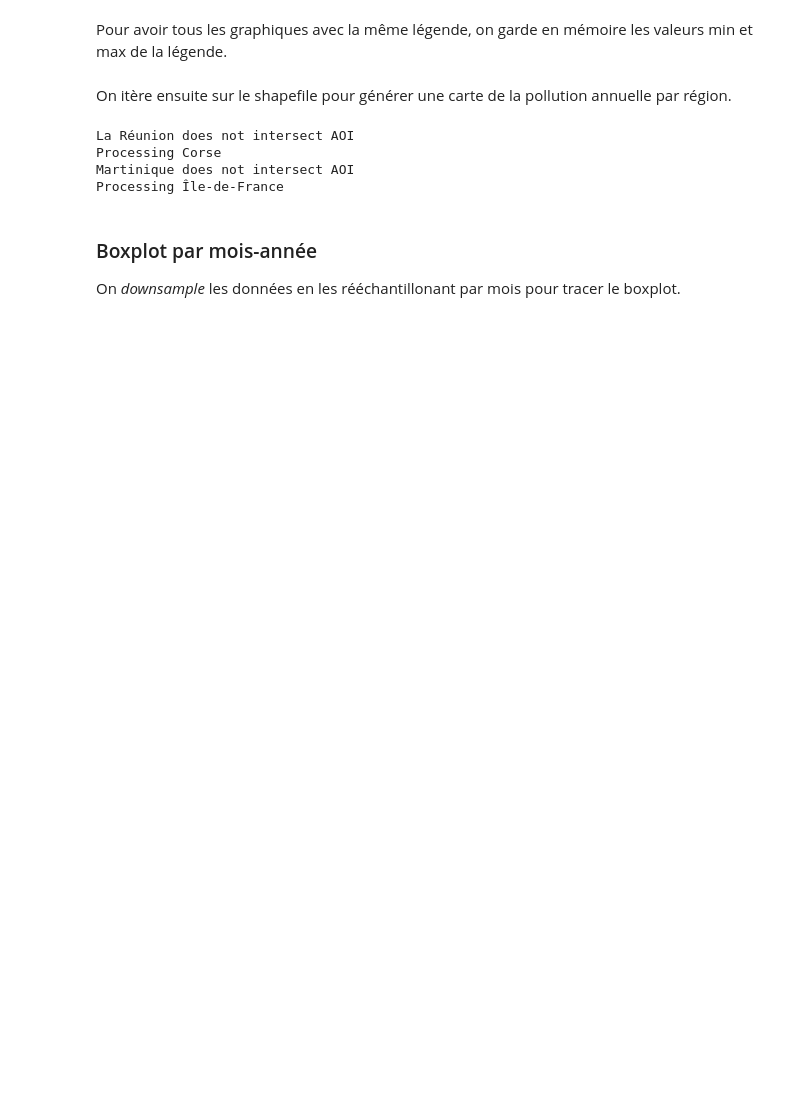
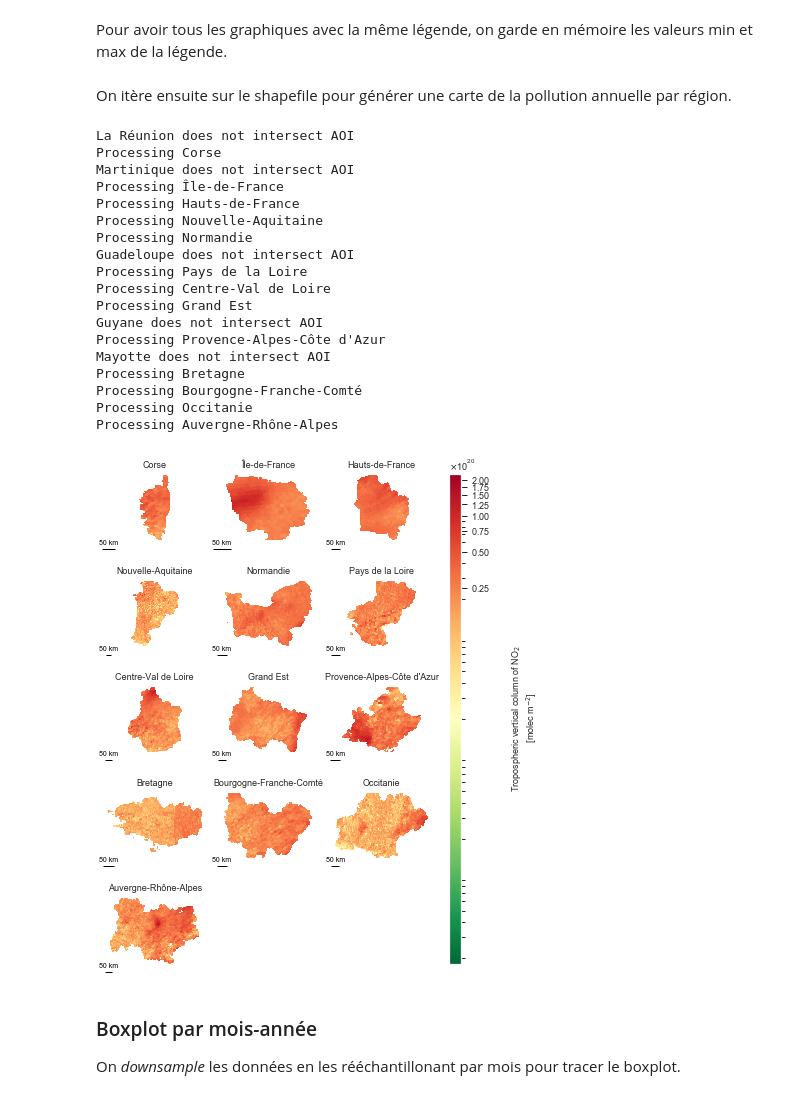
Before and after one commit to bilelomrani1/s5p-analysis, a Jupyter notebook: S5P-Plots.ipynb, the cells around one changed output. Saved outputs shown, nothing was run; the diff lists cells and outputs as text; code cells hidden in the pictures; blank space fills up the shorter version.

```diff
--- a/S5P-Plots.ipynb
+++ b/S5P-Plots.ipynb
@@ -224,7 +222,7 @@ On itère ensuite sur le shapefile pour générer une carte de la pollution annu
 FIGSIZE = 1.8
 NROWS = 5
 NCOLS = 3
-dx, dy = 0.4, 0.4
+dx, dy = 0.4, 0.3
 
 SCALEBAR_LENGTH = 50000
 NAME_ATTR = 'nom'
@@ -237,6 +235,8 @@ fig, axes = plt.subplots(
     figsize=FIGSIZE * plt.figaspect(float(dy * NROWS) / float(dx * NCOLS)),
     nrows=NROWS, ncols=NCOLS, subplot_kw={'projection': PROJECTION}
 )
+
+plt.subplots_adjust(hspace=0.6)
 
 for ax in axes.flat:
     ax.outline_patch.set_edgecolor('white')
@@ -273,33 +273,48 @@ for index, region in enumerate(records):
                        frameon=False)
         ax.add_artist(scalebar)
 
         ax.title.set_text(region.attributes[NAME_ATTR])
         ax.set_extent([masked_data.longitude.min(), masked_data.longitude.max(),
                       masked_data.latitude.min(), masked_data.latitude.max()], ccrs.Geodetic())
         index_ax = index_ax + 1
     else:
         print("{region} does not intersect AOI".format(region=region.attributes[NAME_ATTR]))
 
 # Color bar
 colorbar = fig.colorbar(im, ax=axes.ravel().tolist(), aspect=40)
 colorbar.locator = mticker.AutoLocator()
 colorbar.formatter = mticker.ScalarFormatter(useMathText=True, useOffset=True)
 colorbar.formatter.set_scientific(True)
 colorbar.ax.yaxis.set_offset_position('left')
 colorbar.ax.yaxis.labelpad = 20
 colorbar.ax.yaxis.set_tick_params(width=1)
 colorbar.set_label(LABEL)
 colorbar.update_ticks()
 
 plt.savefig("{folder_plots}/regions_global_NO2.{format}".format(folder_plots=folder_plots,
                                                                 format=FORMAT_EXPORT),
            bbox_inches='tight', dpi=300)
 plt.show()
 # %% [output]
 La Réunion does not intersect AOI
 Processing Corse
 Martinique does not intersect AOI
 Processing Île-de-France
+Processing Hauts-de-France
+Processing Nouvelle-Aquitaine
+Processing Normandie
+Guadeloupe does not intersect AOI
+Processing Pays de la Loire
+Processing Centre-Val de Loire
+Processing Grand Est
+Guyane does not intersect AOI
+Processing Provence-Alpes-Côte d'Azur
+Mayotte does not intersect AOI
+Processing Bretagne
+Processing Bourgogne-Franche-Comté
+Processing Occitanie
+Processing Auvergne-Rhône-Alpes
+[figure, added]
 # %% [markdown]
 ### Boxplot par mois-année
 
```
Also changed, not shown: parts of 5 cells of this notebook.
